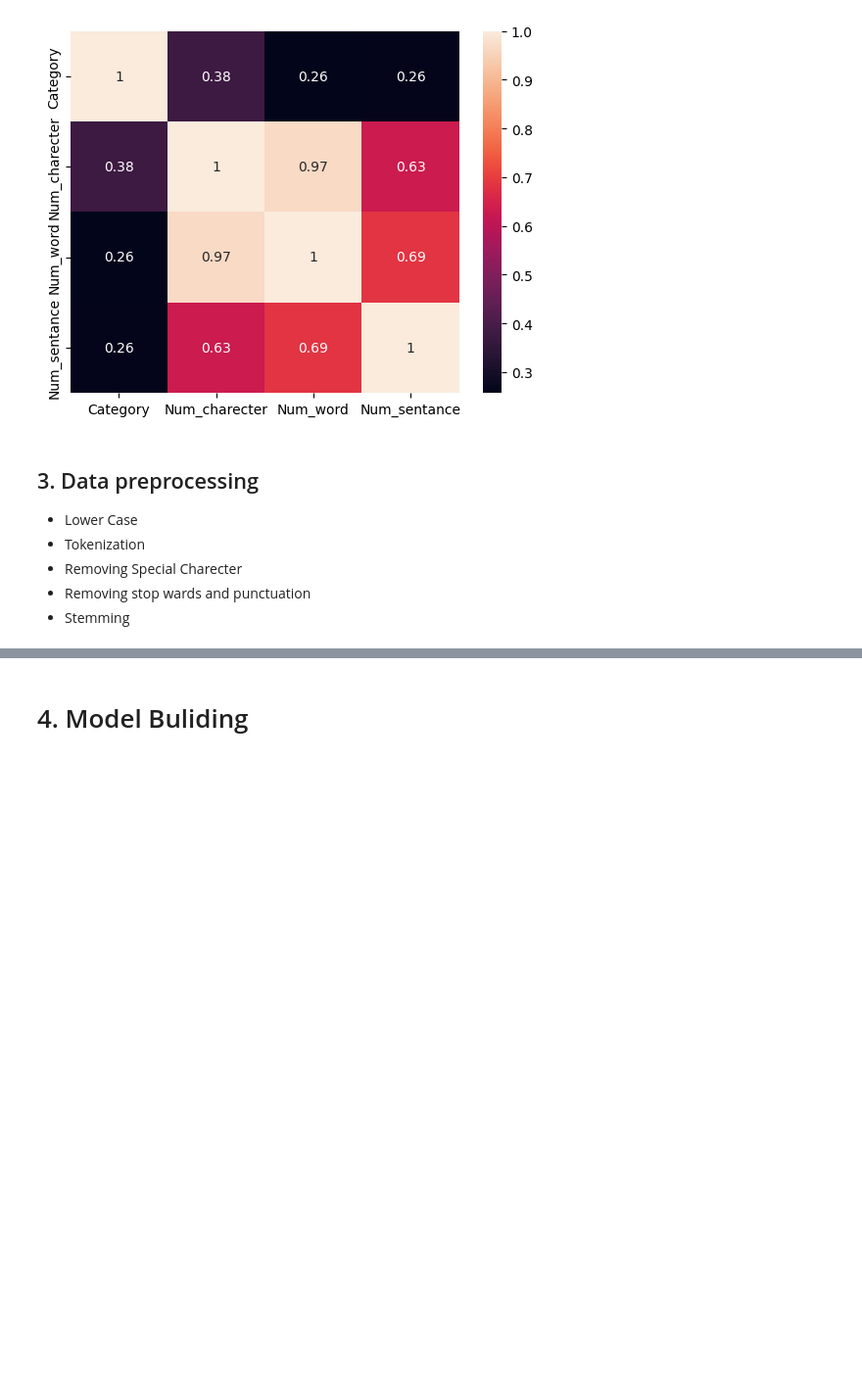
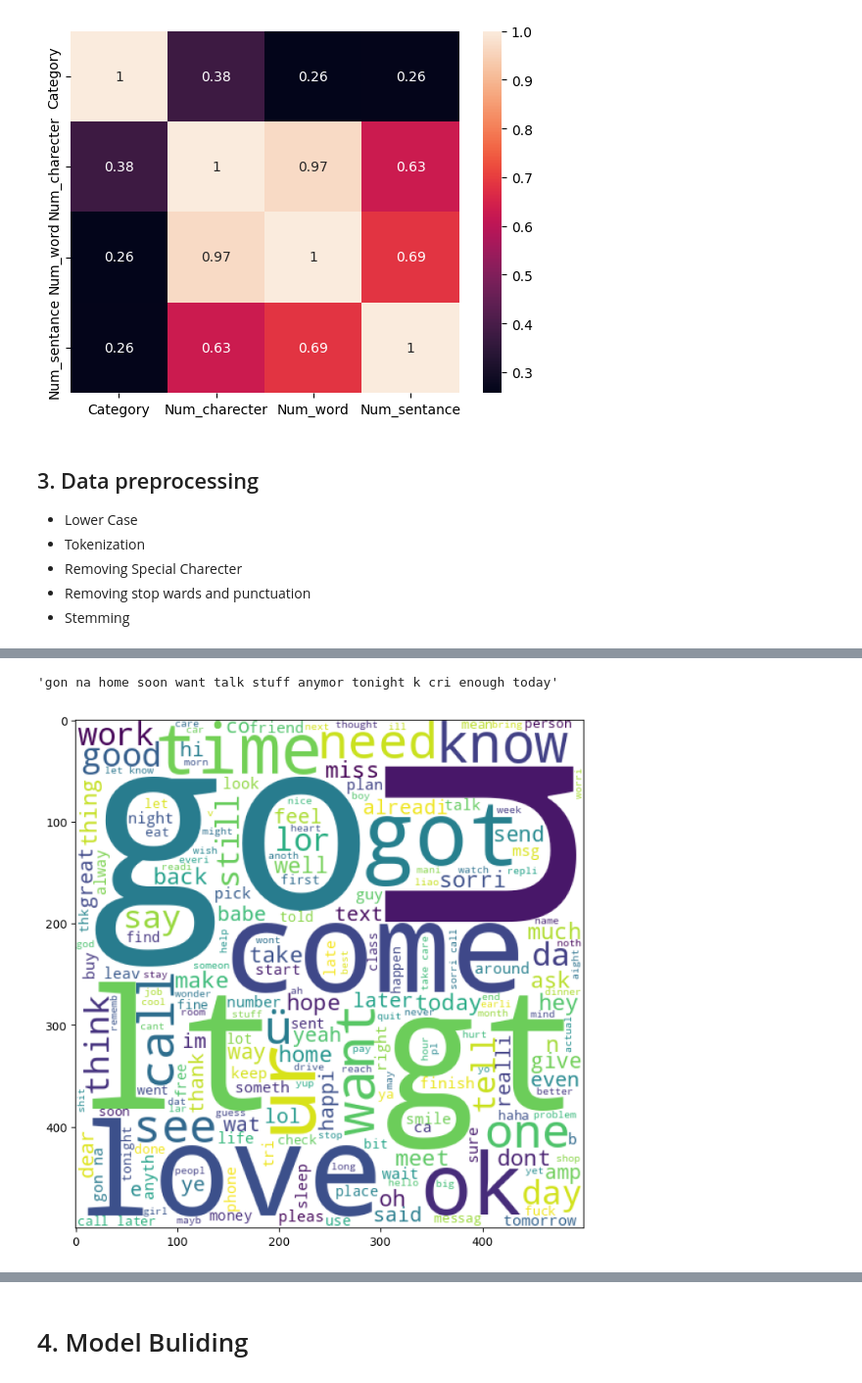
Before and after one commit to sujal-chauhan2006/ML-Projects, a Jupyter notebook: Email Spam Classifier/Email_Spam_Classifier.ipynb, the cells around one changed output, grey strips where cells are left out. Shown at 98% size. Cells and saved outputs as stored; diff of their text form; code cells hidden in the pictures; blank space fills up the shorter version.

Commit message:
updates email spam classifier file new code

```diff
--- a/Email Spam Classifier/Email_Spam_Classifier.ipynb
+++ b/Email Spam Classifier/Email_Spam_Classifier.ipynb
@@ -171,10 +201,24 @@ sns.heatmap(corr,annot = True)
 # %%
-def data_preocessing(Message):
+def transformed_data(Message):
     Message = Message.lower()
     Message = nltk.word_tokenize(Message)
+    ps = nltk.PorterStemmer()
+    stem = lambda word: ps.stem(word)
     y = []
     for i in Message:
         if i.isalnum():
             y.append(i)
 
-    return y
+    text = y[:]
+    y.clear()
+
+    for i in text:
+        if i not in stopwords.words('english') and i not in string.punctuation:
+            y.append(i)
+
+    text = y[:]
+    y.clear()
+
+    for i in text:
+        y.append(ps.stem(i))
+    return ' '.join(y)
@@ -184,0 +225,11 @@ data_preocessing('hello how AEE  && ## you')
+# %%
+transformed_data(df['Message'][10])
+# %% [output]
+'gon na home soon want talk stuff anymor tonight k cri enough today'
+# %%
+df['transformed_data'] = df['Message'].apply(transformed_data)
+# %%
+from wordcloud import WordCloud
+wc = WordCloud(width = 500,height = 500,min_font_size = 10,background_color = 'white')
+# %%
+wc_spam = wc.generate(df[df['Category'] == 1]['transformed_data'].str.cat(sep = ' '))
@@ -184,0 +238,6 @@ data_preocessing('hello how AEE  && ## you')
+# %%
+plt.figure(figsize = (15,8))
+plt.imshow(wc_spam)
+plt.show()
+# %% [output]
+[figure, added]
```
Also changed, not shown: parts of 49 cells of this notebook.
